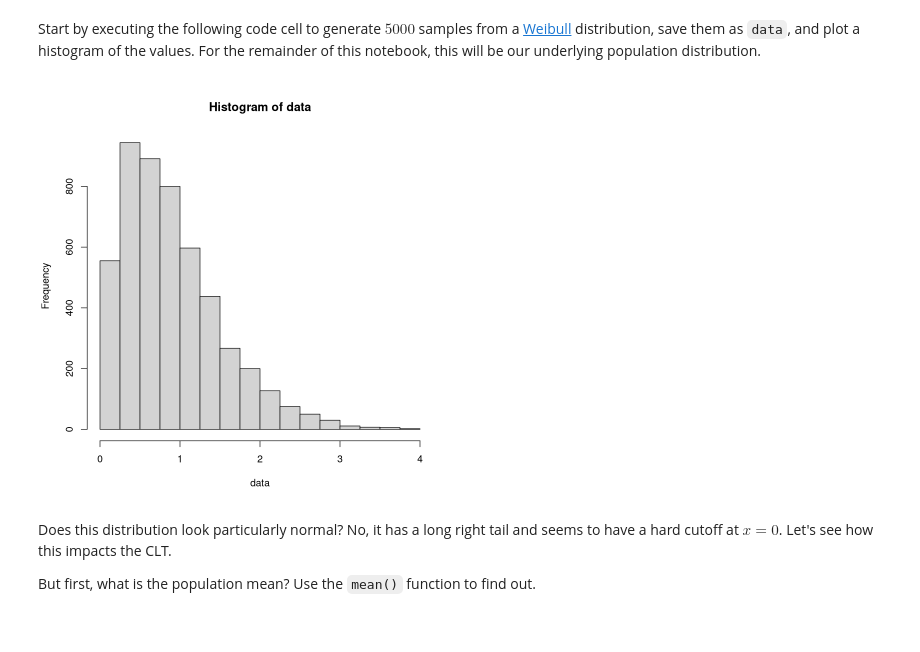
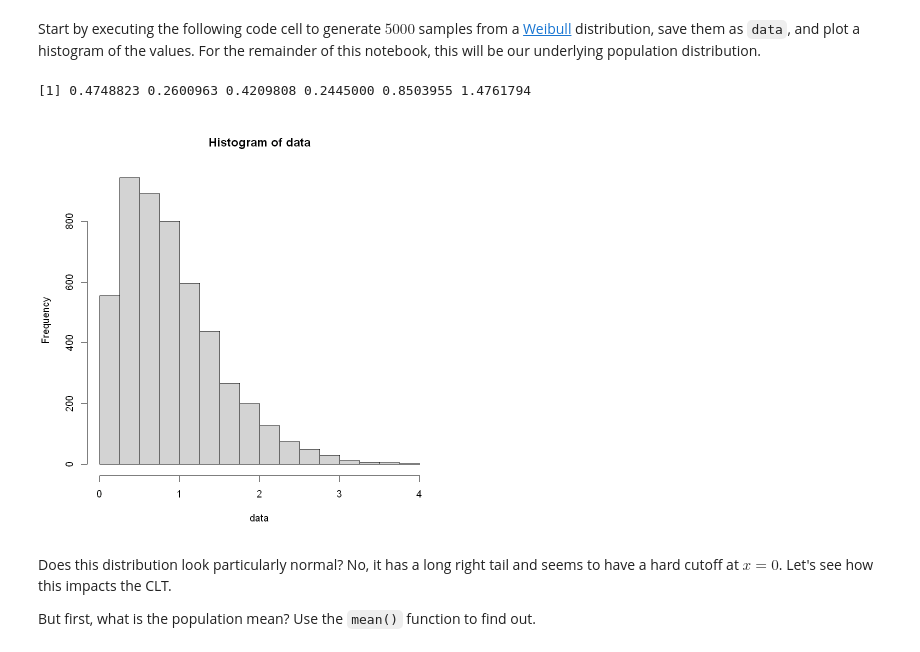
Before and after one commit to gareytwin1/statistical-estimation, a Jupyter notebook: Module3/CentralLimitTheorem.ipynb, the cells around one changed output. Saved outputs shown, nothing was run; the diff lists cells and outputs as text; code cells hidden in the pictures.

```diff
--- a/Module3/CentralLimitTheorem.ipynb
+++ b/Module3/CentralLimitTheorem.ipynb
@@ -7,12 +7,14 @@ Start by executing the following code cell to generate $5000$ samples from a [We
 # %%
 set.seed(12345)
 # Generate random values from a Weibull distribution
 data = rweibull(5000, 1.5, scale=1)
+head(data)
 # Plot a histogram of the values
 breaks = seq(0, 4, 0.25)
 hist(data, breaks=breaks)
 # %% [output]
+[1] 0.4748823 0.2600963 0.4209808 0.2445000 0.8503955 1.4761794
-[figure, old version]
+[figure, new version]
 # %% [markdown]
 Does this distribution look particularly normal? No, it has a long right tail and seems to have a hard cutoff at $x=0$. Let's see how this impacts the CLT.
 
```
Also changed, not shown: parts of 3 cells of this notebook.
